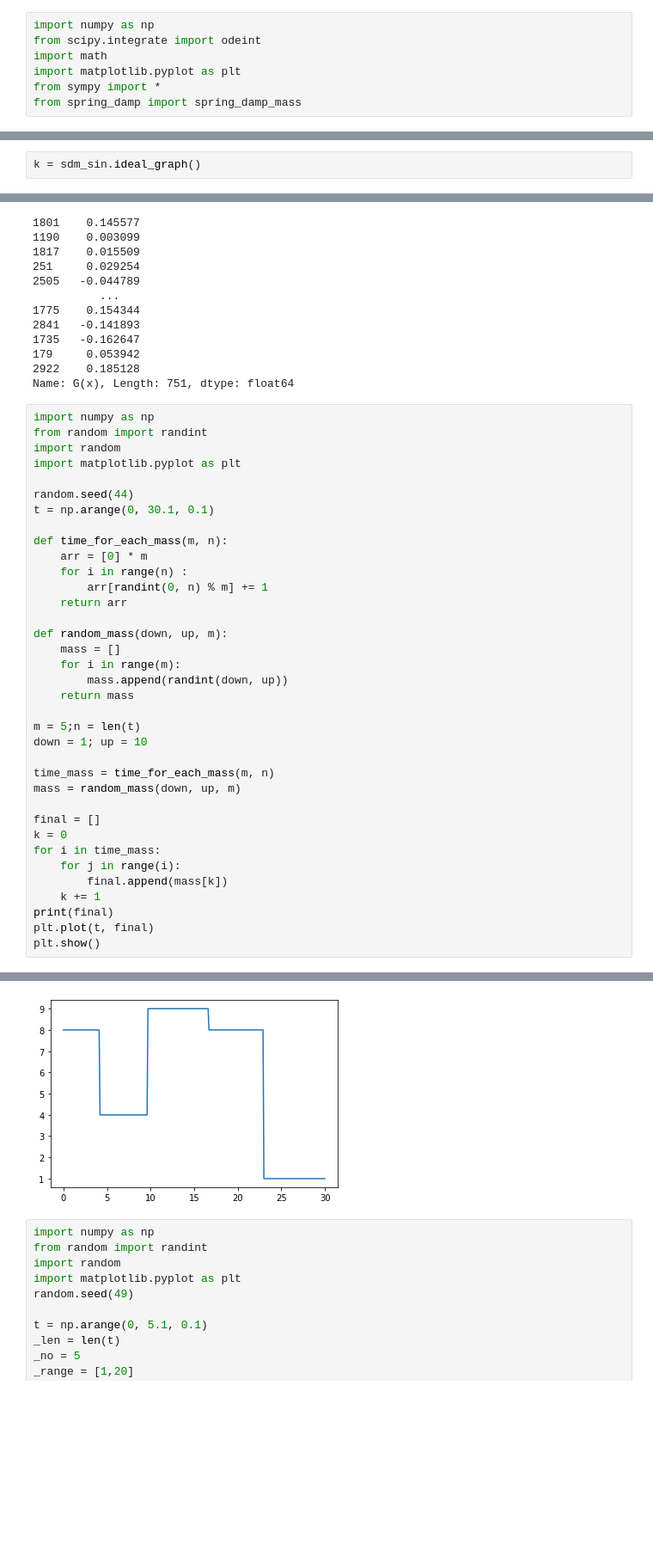
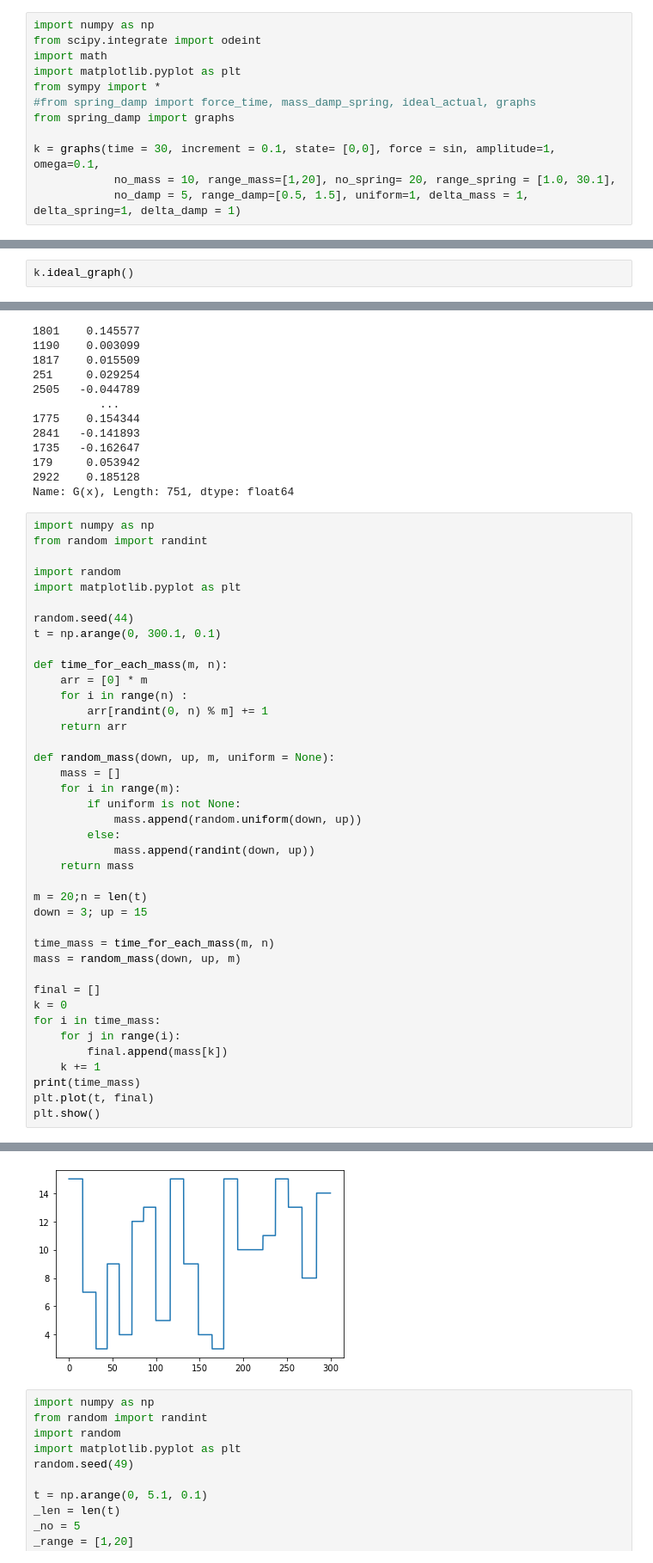
Before and after one commit to bharadwaj1098/Auto, a Jupyter notebook: graphs.ipynb, the cells around one changed output, grey strips where cells are left out. Shown at 86% size. Saved outputs shown, nothing was run; the diff lists cells and outputs as text; blank space fills up the shorter version.

```diff
--- a/graphs.ipynb
+++ b/graphs.ipynb
@@ -4,4 +4,9 @@ from scipy.integrate import odeint
 import math
 import matplotlib.pyplot as plt
 from sympy import *
-from spring_damp import spring_damp_mass
+#from spring_damp import force_time, mass_damp_spring, ideal_actual, graphs
+from spring_damp import graphs
+
+k = graphs(time = 30, increment = 0.1, state= [0,0], force = sin, amplitude=1, omega=0.1,
+            no_mass = 10, range_mass=[1,20], no_spring= 20, range_spring = [1.0, 30.1],
+            no_damp = 5, range_damp=[0.5, 1.5], uniform=1, delta_mass = 1, delta_spring=1, delta_damp = 1)
@@ -18,3 +29,3 @@ df.to_csv('trial.csv', index=False)
 # %%
-k = sdm_sin.ideal_graph()
+k.ideal_graph()
 # %% [output]
@@ -104,11 +101,12 @@ Name: G(x), Length: 751, dtype: float64
 # %%
 import numpy as np
 from random import randint
+
 import random
 import matplotlib.pyplot as plt
 
 random.seed(44)
-t = np.arange(0, 30.1, 0.1)
+t = np.arange(0, 300.1, 0.1)
 
 def time_for_each_mass(m, n):
 	arr = [0] * m
@@ -116,14 +114,17 @@ def time_for_each_mass(m, n):
 		arr[randint(0, n) % m] += 1
 	return arr
 
-def random_mass(down, up, m):
+def random_mass(down, up, m, uniform = None):
     mass = []
     for i in range(m):
-        mass.append(randint(down, up))
+        if uniform is not None:
+            mass.append(random.uniform(down, up))
+        else:
+            mass.append(randint(down, up))
     return mass
 
-m = 5;n = len(t)
-down = 1; up = 10
+m = 20;n = len(t)
+down = 3; up = 15
 
 time_mass = time_for_each_mass(m, n)
 mass = random_mass(down, up, m)
@@ -134,7 +135,7 @@ for i in time_mass:
     for j in range(i):
         final.append(mass[k])
     k += 1
-print(final)
+print(time_mass)
 plt.plot(t, final)
 plt.show()
 # %% [output]
@@ -142,4 +143,4 @@ plt.show()
-[figure, old version]
+[figure, new version]
 # %%
 import numpy as np
 from random import randint
```
Also changed, not shown: parts of 16 cells of this notebook, 1 other file.
